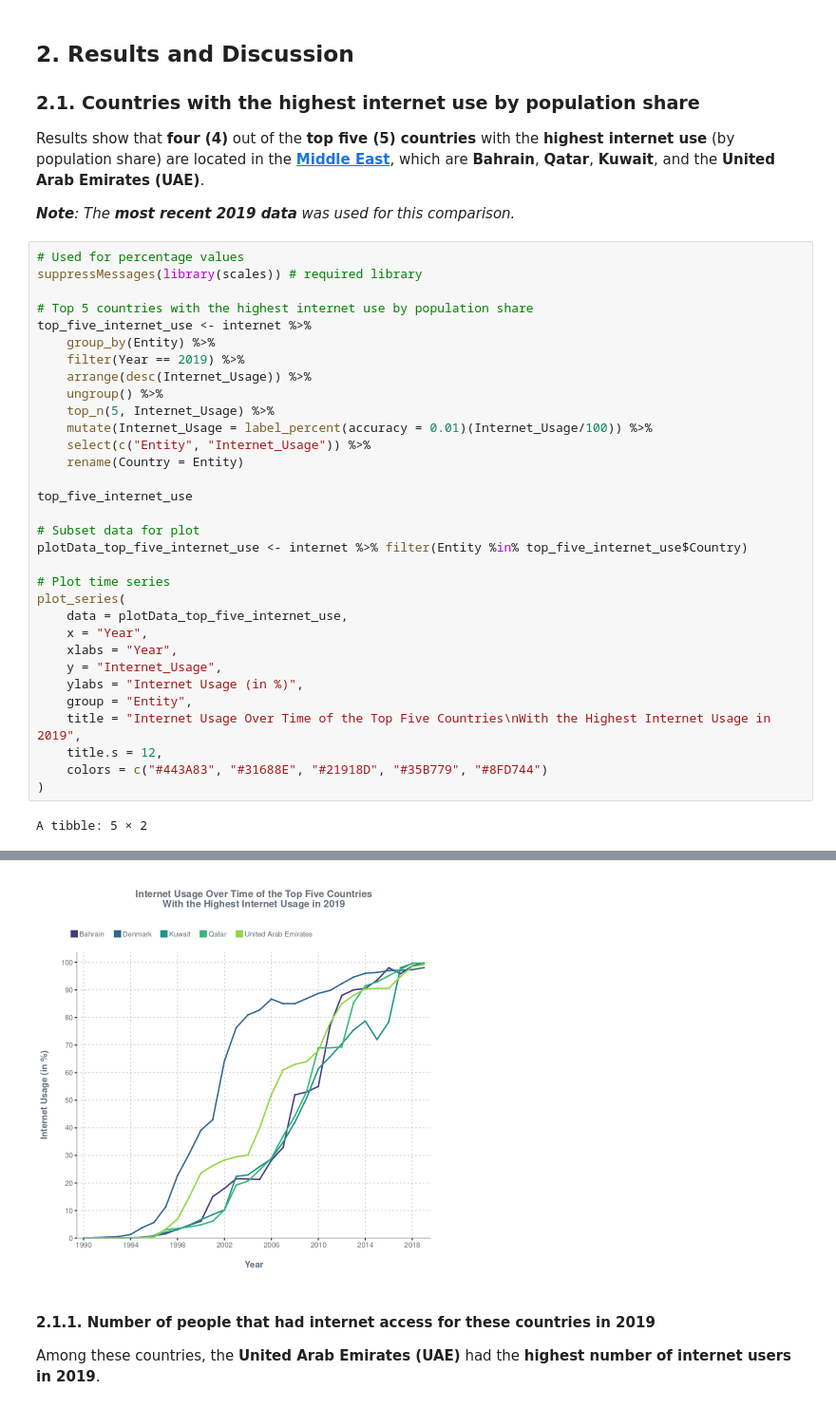
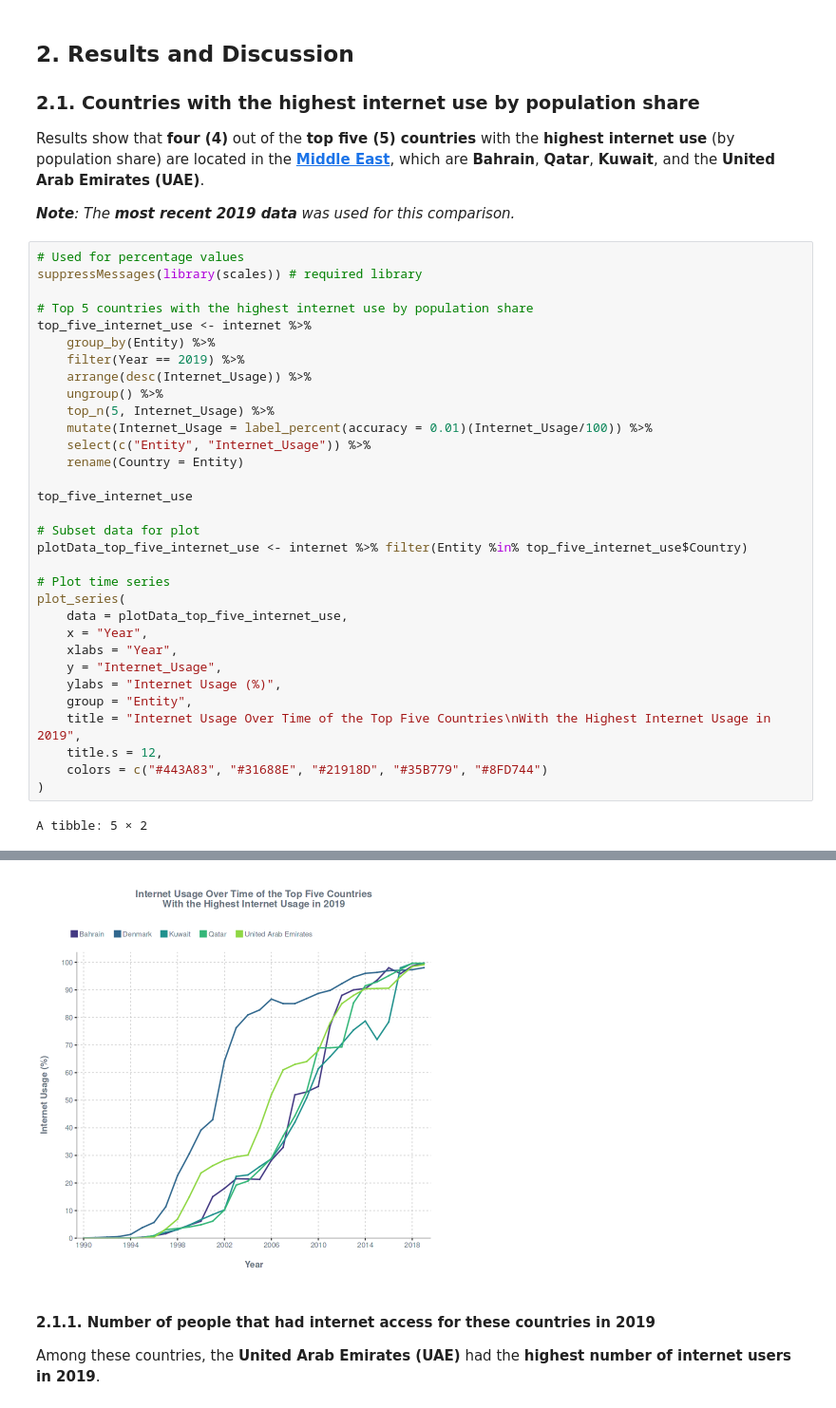
Before and after one commit to jbjdelacruz/DataSetlist, a Jupyter notebook: global-internet-accessibility/notebook.ipynb, the cells around one changed output, grey strips where cells are left out. Shown at 95% size. Cells and saved outputs as stored; diff of their text form.

```diff
--- a/global-internet-accessibility/notebook.ipynb
+++ b/global-internet-accessibility/notebook.ipynb
@@ -210,35 +210,35 @@ top_five_internet_use <- internet %>%
     top_n(5, Internet_Usage) %>%
 	mutate(Internet_Usage = label_percent(accuracy = 0.01)(Internet_Usage/100)) %>%
 	select(c("Entity", "Internet_Usage")) %>%
 	rename(Country = Entity)
 
 top_five_internet_use
 
 # Subset data for plot
 plotData_top_five_internet_use <- internet %>% filter(Entity %in% top_five_internet_use$Country)
 
 # Plot time series
 plot_series(
     data = plotData_top_five_internet_use,
     x = "Year",
     xlabs = "Year",
     y = "Internet_Usage",
-    ylabs = "Internet Usage (in %)",
+    ylabs = "Internet Usage (%)",
     group = "Entity",
     title = "Internet Usage Over Time of the Top Five Countries\nWith the Highest Internet Usage in 2019",
     title.s = 12,
     colors = c("#443A83", "#31688E", "#21918D", "#35B779", "#8FD744")
 )
 # %% [output]
 A tibble: 5 × 2
 | Country | Internet_Usage |
 | <chr> | <chr> |
 | Bahrain | 99.70% |
 | Qatar | 99.65% |
 | Kuwait | 99.54% |
 | United Arab Emirates | 99.15% |
 | Denmark | 98.05% |
-[figure, old version]
+[figure, new version]
 # %% [markdown]
 #### 2.1.1. Number of people that had internet access for these countries in 2019
 Among these countries, the **United Arab Emirates (UAE)** had the **highest number of internet users in 2019**.
```
Also changed, not shown: parts of 9 cells of this notebook.
